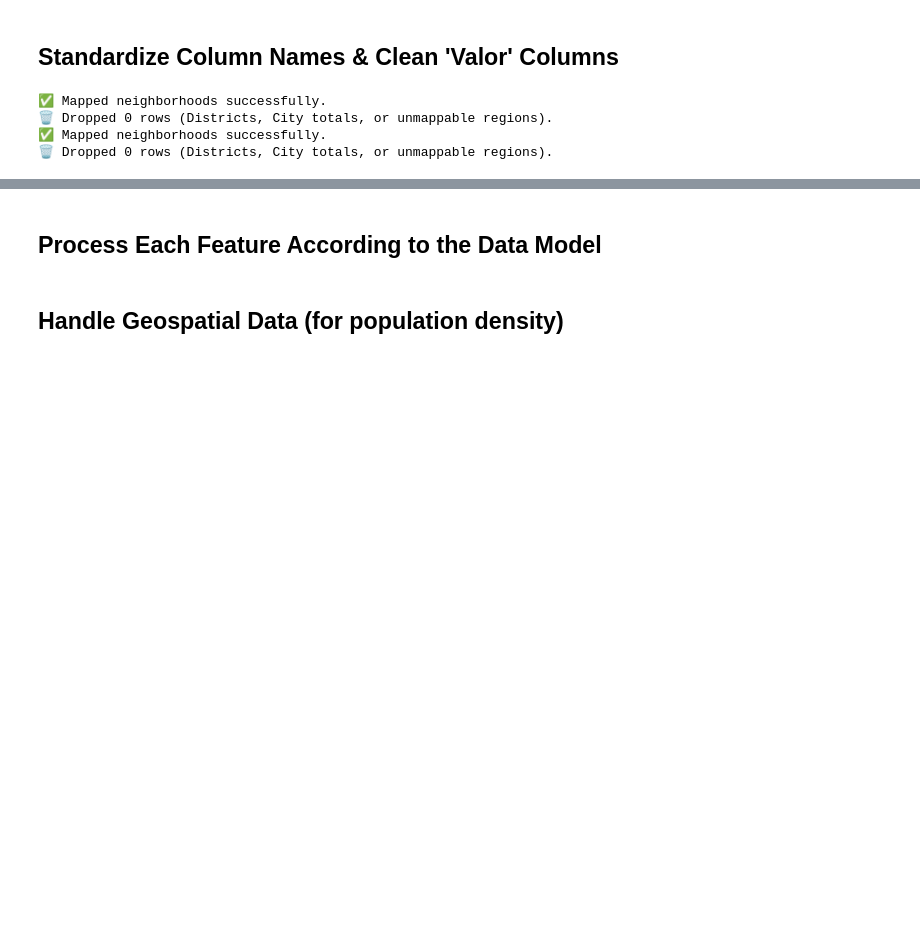
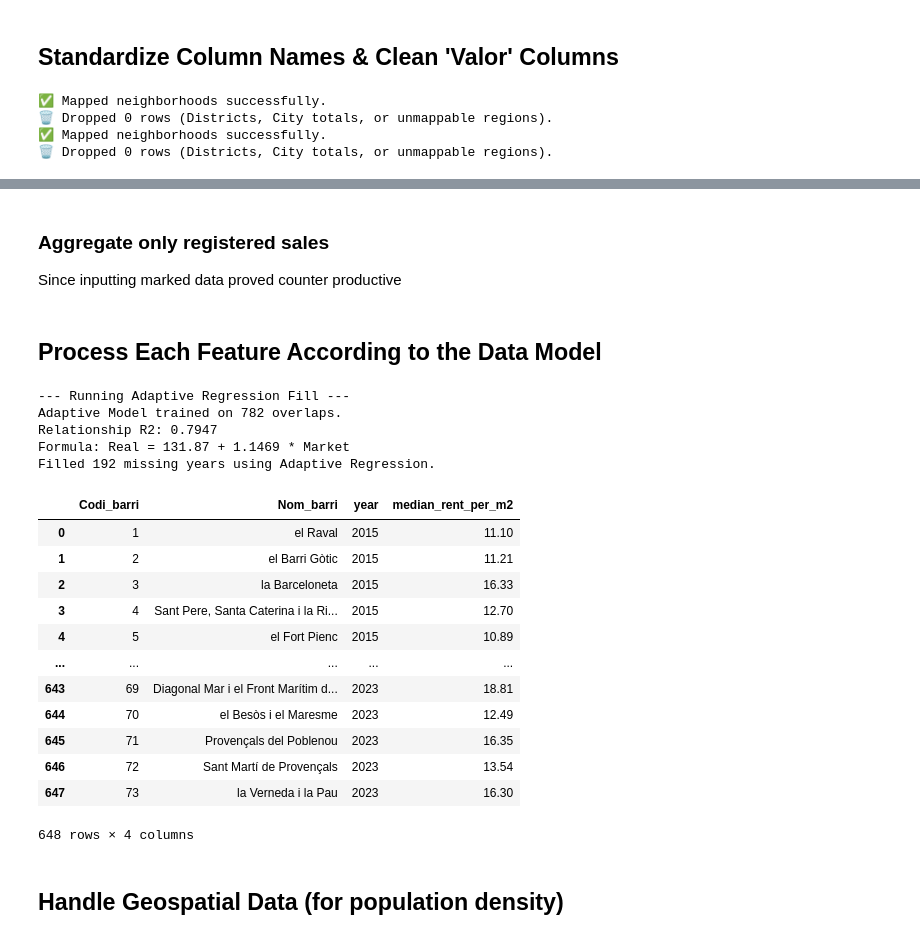
Before and after one commit to Androm3d/DALAS-gentrification-analysis, a Jupyter notebook: notebooks/data_preprocess_barcelona.ipynb, the cells around one changed output, grey strips where cells are left out. Drawn from its saved outputs; the diff is of its cells as text; code cells hidden in the pictures; blank space fills up the shorter version.

```diff
--- a/notebooks/data_preprocess_barcelona.ipynb
+++ b/notebooks/data_preprocess_barcelona.ipynb
@@ -144,6 +145,7 @@ gdf.to_file("../data/preprocessed/barcelona/barcelona_neighborhoods.geojson", dr
 # Load the datasets
 try:
     property_values_df = pd.read_csv('../data/raw/barcelona/Taula estadística - Preu mitjà per superfície (€_m²) dels habitatges transmesos per compravenda/Taula estadística.csv')
+    property_values_registered_df = pd.read_csv('../data/raw/barcelona/Taula estadística - Preu mitjà per superfície (€_m²) de les compravendes d’habitatge registrades per estat/Taula estadística.csv')
     rent_values_df = pd.read_csv('../data/raw/barcelona/Taula estadística - Preu mitjà per superfície (€_m²) del lloguer d\'habitatges/Taula estadística.csv')
     income_df = pd.read_csv('../data/preprocessed/barcelona/2018-2025_atles_renda_bruta_llar.csv')
     studies_df = pd.read_csv('../data/preprocessed/barcelona/2018-2025_pad_mdbas_niv-educa-esta_sexe.csv')
@@ -156,6 +158,8 @@ except FileNotFoundError as e:
 # Initial Inspection
 print("Property Values Info:")
 property_values_df.info()
+print("\nProperty Values Registered Info:")
+property_values_registered_df.info()
 print("\nRent Values Info:")
 rent_values_df.info()
 print("\nIncome Info:")
@@ -170,6 +174,8 @@ neighborhoods_gdf.info()
 # Display first few rows to understand the content
 print("\nProperty Values Head:")
 print(property_values_df.head())
+print("\nProperty Values Registered Head:")
+print(property_values_registered_df.head())
 print("\nRent Values Head:")
 print(rent_values_df.head())
 print("\nIncome Head:")
@@ -283,0 +381,3 @@ rent_values_df = fix_price_df(rent_values_df)
+# %% [markdown]
+### Aggregate only registered sales
+Since inputting marked data proved counter productive
@@ -286,7 +427,6 @@ rent_values_df = fix_price_df(rent_values_df)
 # %%
 # A. Average Price per m2 (from unitary cadastral value) and Rent Values
 def extract_price_features(df, column_name):
-    df.drop(columns=['Tipus de territori', '2012', '2013', '2014', '2024', '2025'], inplace=True)  # Drop unnecessary columns
     # Melt to long format
     df_long = df.melt(id_vars=['Codi_barri', 'Nom_barri'], var_name='year', value_name='avg_price_per_m2')
     df_long['year'] = df_long['year'].astype(int)
@@ -297,39 +437,73 @@ def extract_price_features(df, column_name):
     df_long[column_name] = pd.to_numeric(df_long[column_name], errors='coerce')
     return df_long
 
-median_price_per_m2 = extract_price_features(property_values_df, 'median_price_per_m2')
+rent_values_df = rent_values_df.drop(columns=[col for col in rent_values_df.columns if col not in ['Codi_barri', 'Nom_barri'] + [str(y) for y in range(2015, 2024)]])
 median_rent_per_m2 = extract_price_features(rent_values_df, 'median_rent_per_m2')
+
+median_price_per_m2 = smart_fill_prices_adaptive(property_values_registered_df, property_values_df, name_to_id)
+
+
+# ignore market data for now (see explanation in smart_fill_prices_adaptive)
+median_price_per_m2.loc[
+    median_price_per_m2['is_price_imputed'] == 1,
+    'median_price_per_m2'
+] = np.nan
+# median_price_per_m2 = process_registered_only(property_values_registered_df, name_to_id)
+
 # B. Median Household Income
 median_household_income = income_df.groupby(['Codi_barri', 'year'])['Import_Renda_Bruta_€'].median().reset_index()
 median_household_income.rename(columns={'Import_Renda_Bruta_€': 'median_household_income'}, inplace=True)
 
 # C. Percentage Higher Education
 # First, get total population from the studies dataset
 total_pop_studies = studies_df.groupby(['Codi_barri', 'year'])['Valor'].sum().reset_index()
 total_pop_studies.rename(columns={'Valor': 'total_population_studies'}, inplace=True)
 # Then, get population with higher education (levels 5 and 6)
 higher_edu_pop = studies_df[studies_df['NIV_EDUCA_esta'].isin([5, 6])]
 higher_edu_counts = higher_edu_pop.groupby(['Codi_barri', 'year'])['Valor'].sum().reset_index()
 higher_edu_counts.rename(columns={'Valor': 'population_higher_education'}, inplace=True)
 # Merge and calculate percentage
 education_features = pd.merge(total_pop_studies, higher_edu_counts, on=['Codi_barri', 'year'])
 education_features['pct_higher_education'] = (education_features['population_higher_education'] / education_features['total_population_studies']) * 100
 
 # D. Population Density and Percentage of Young Adults (from the Age dataset)
 # Get total population
 total_population = age_df.groupby(['Codi_barri', 'year'])['Valor'].sum().reset_index()
 total_population.rename(columns={'Valor': 'total_population'}, inplace=True)
 # Get young adult population (ages 20-39 inclusive)
 young_adults_pop = age_df[age_df['EDAT_1'].between(20, 39)]
 young_adult_counts = young_adults_pop.groupby(['Codi_barri', 'year'])['Valor'].sum().reset_index()
 young_adult_counts.rename(columns={'Valor': 'young_adult_population'}, inplace=True)
 # Merge population features together
 population_features = pd.merge(total_population, young_adult_counts, on=['Codi_barri', 'year'])
 # Calculate pct_young_adults
 population_features['pct_young_adults'] = (population_features['young_adult_population'] / population_features['total_population']) * 100
 
 std_household_income = income_df.groupby(['Codi_barri', 'year'])['Import_Renda_Bruta_€'].std().reset_index()
 std_household_income.rename(columns={'Import_Renda_Bruta_€': 'std_household_income'}, inplace=True)
+
+median_price_per_m2
+
+median_rent_per_m2
+# %% [output]
+--- Running Adaptive Regression Fill ---
+Adaptive Model trained on 782 overlaps.
+Relationship R2: 0.7947
+Formula: Real = 131.87 + 1.1469 * Market
+Filled 192 missing years using Adaptive Regression.
+|  | Codi_barri | Nom_barri | year | median_rent_per_m2 |
+| 0 | 1 | el Raval | 2015 | 11.10 |
+| 1 | 2 | el Barri Gòtic | 2015 | 11.21 |
+| 2 | 3 | la Barceloneta | 2015 | 16.33 |
+| 3 | 4 | Sant Pere, Santa Caterina i la Ri... | 2015 | 12.70 |
+| 4 | 5 | el Fort Pienc | 2015 | 10.89 |
+| ... | ... | ... | ... | ... |
+| 643 | 69 | Diagonal Mar i el Front Marítim d... | 2023 | 18.81 |
+| 644 | 70 | el Besòs i el Maresme | 2023 | 12.49 |
+| 645 | 71 | Provençals del Poblenou | 2023 | 16.35 |
+| 646 | 72 | Sant Martí de Provençals | 2023 | 13.54 |
+| 647 | 73 | la Verneda i la Pau | 2023 | 16.30 |
+648 rows × 4 columns
 # %% [markdown]
 ## Handle Geospatial Data (for population density)
 # %%
```
Also changed, not shown: parts of 10 cells of this notebook, 8 other files.
